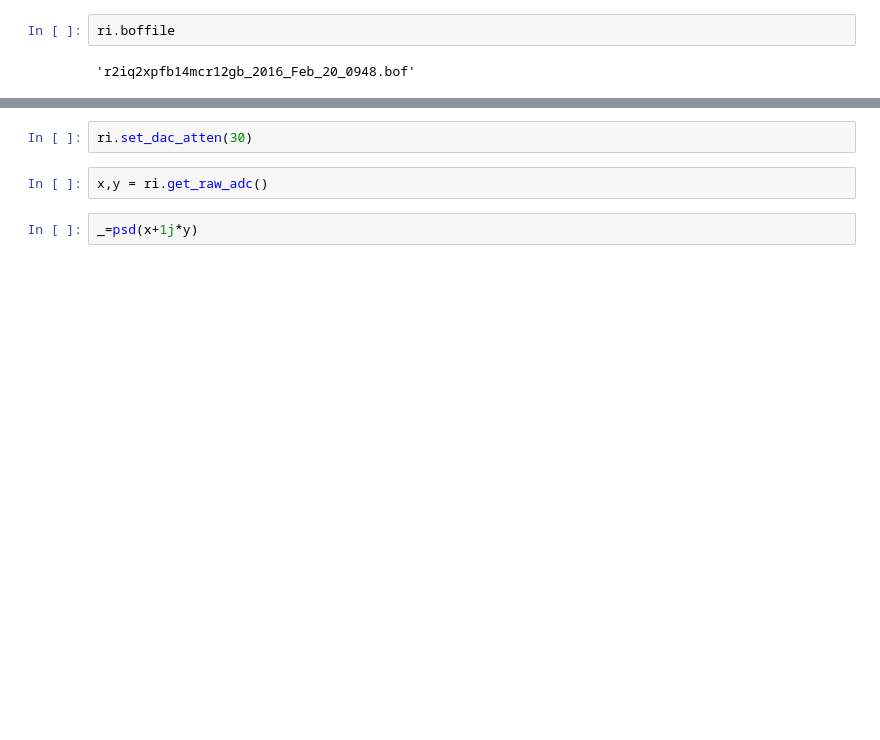
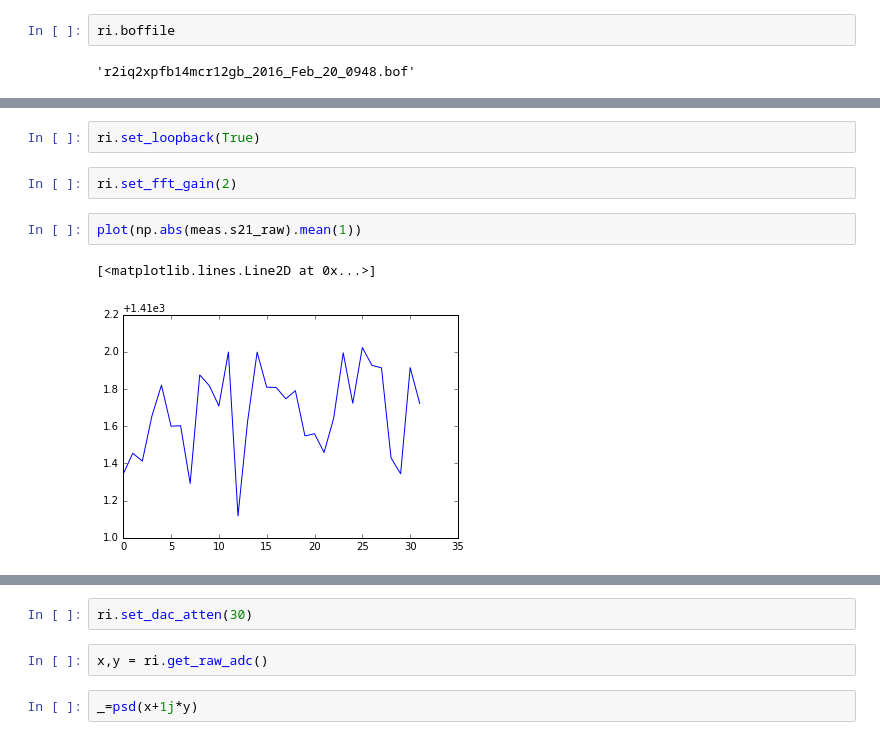
Before and after one commit to gitj/notebooks, a Jupyter notebook: 2016/2016-04-12-testing-r2mk2-with-sc-2015-10-park.ipynb, the cells around one changed output, grey strips where cells are left out. Drawn from its saved outputs; the diff is of its cells as text; blank space fills up the shorter version.

```diff
--- a/2016/2016-04-12-testing-r2mk2-with-sc-2015-10-park.ipynb
+++ b/2016/2016-04-12-testing-r2mk2-with-sc-2015-10-park.ipynb
@@ -113,0 +157,9 @@ plot_ri(swp.s21_points)
+# %%
+ri.set_loopback(True)
+# %%
+ri.set_fft_gain(2)
+# %%
+plot(np.abs(meas.s21_raw).mean(1))
+# %% [output]
+[<matplotlib.lines.Line2D at 0x...>]
+[figure, added]
```
Also changed, not shown: parts of 28 cells of this notebook, 15 other files.
